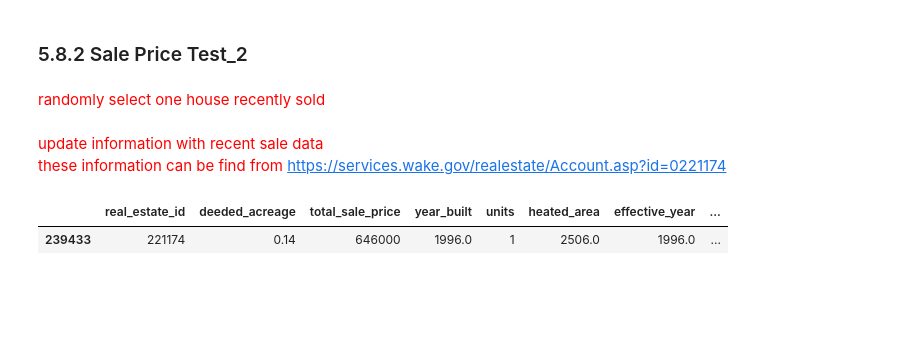
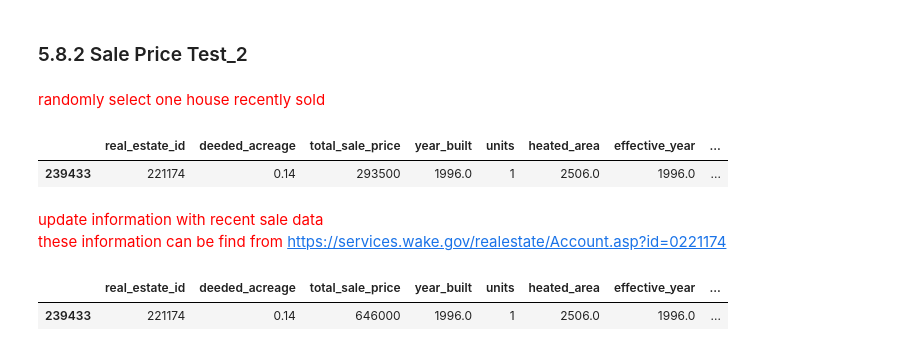
Before and after one commit to tsar1987/Capstone_Project_Two, a Jupyter notebook: Capstone_Two_Step_5_Modeling.ipynb, the cells around one changed output. Cells and saved outputs as stored; diff of their text form; code cells hidden in the pictures; blank space fills up the shorter version.

```diff
--- a/Capstone_Two_Step_5_Modeling.ipynb
+++ b/Capstone_Two_Step_5_Modeling.ipynb
@@ -478,6 +507,10 @@ The Predicted Sale Price for Hui's House is 487389.16581686336
 <font color=red>randomly select one house recently sold
 # %%
 recent_sale_1 = test_df[test_df['real_estate_id']==221174]
+recent_sale_1
+# %% [output]
+|  | real_estate_id | deeded_acreage | total_sale_price | year_built | units | heated_area | effective_year | ... |
+| 239433 | 221174 | 0.14 | 293500 | 1996.0 | 1 | 2506.0 | 1996.0 | ... |
 # %% [markdown]
 <font color=red>update information with recent sale data
 these information can be find from https://services.wake.gov/realestate/Account.asp?id=0221174
```
Also changed, not shown: parts of 12 cells of this notebook, 5 other files.
